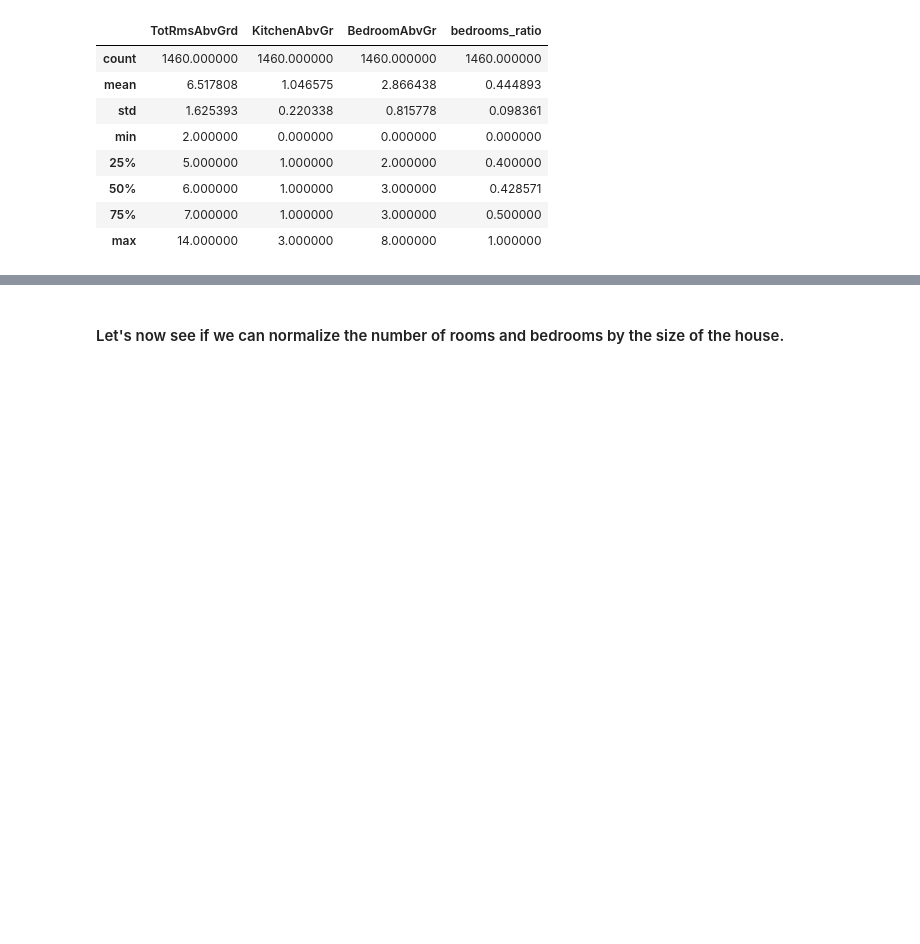
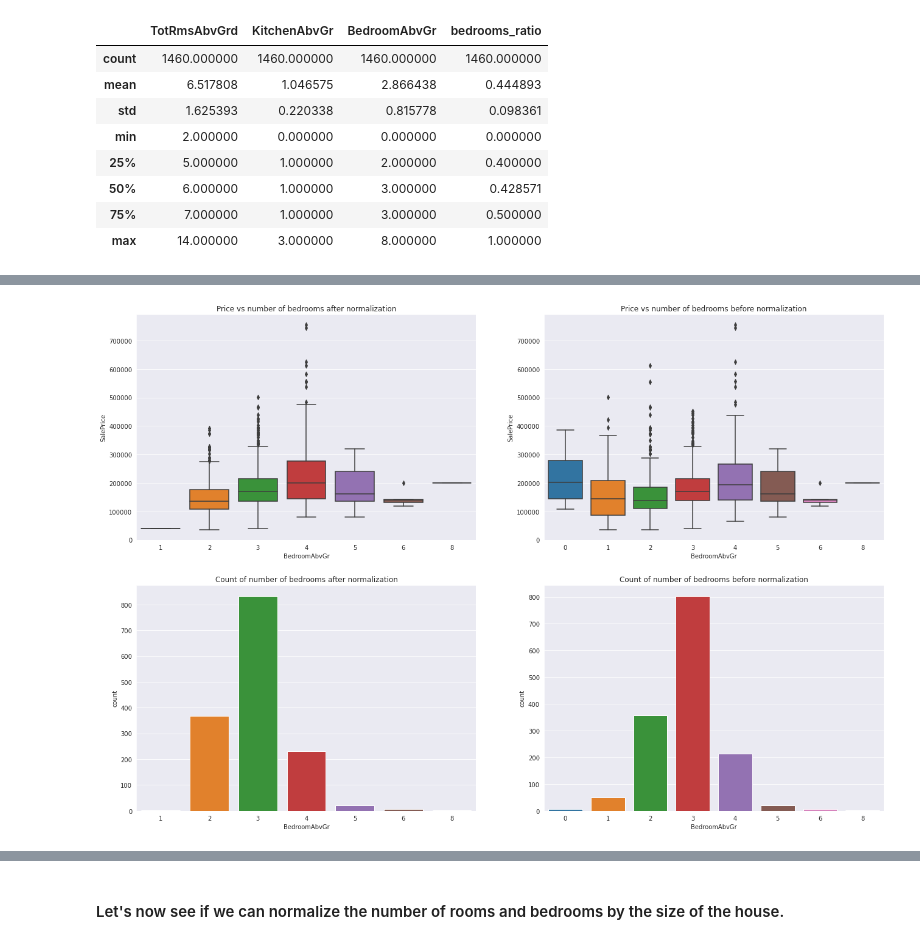
Before and after one commit to max-lutz/Kaggle_competitions, a Jupyter notebook: house-price-regression-full-eda-ml-workflow.ipynb, the cells around one changed output, grey strips where cells are left out. Drawn from its saved outputs; the diff is of its cells as text; code cells hidden in the pictures; blank space fills up the shorter version.

```diff
--- a/house-price-regression-full-eda-ml-workflow.ipynb
+++ b/house-price-regression-full-eda-ml-workflow.ipynb
@@ -523,0 +621,12 @@ df.loc[df['KitchenAbvGr'] == 0]
+# %%
+fig, ax = plt.subplots(2,2, figsize=(22,15))
+sns.boxplot(x="BedroomAbvGr", y="SalePrice", data=df, ax=ax[0][0])
+ax[0][0].set_title('Price vs number of bedrooms after normalization');
+sns.boxplot(x="BedroomAbvGr", y="SalePrice", data=dataset_train, ax=ax[0][1])
+ax[0][1].set_title('Price vs number of bedrooms before normalization');
+sns.countplot(x="BedroomAbvGr", data=df, ax=ax[1][0])
+ax[1][0].set_title('Count of number of bedrooms after normalization');
+sns.countplot(x="BedroomAbvGr",data=dataset_train, ax=ax[1][1])
+ax[1][1].set_title('Count of number of bedrooms before normalization');
+# %% [output]
+[figure, added]
```
Also changed, not shown: parts of 12 cells of this notebook.
